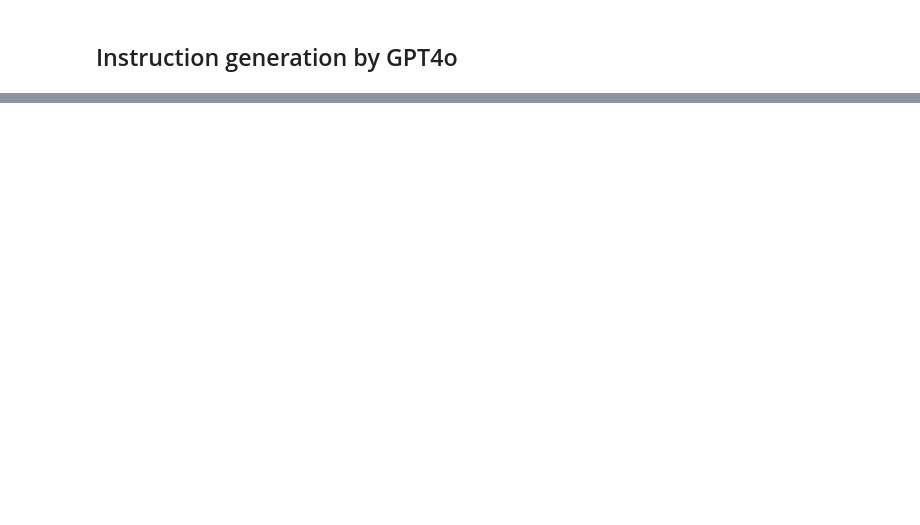
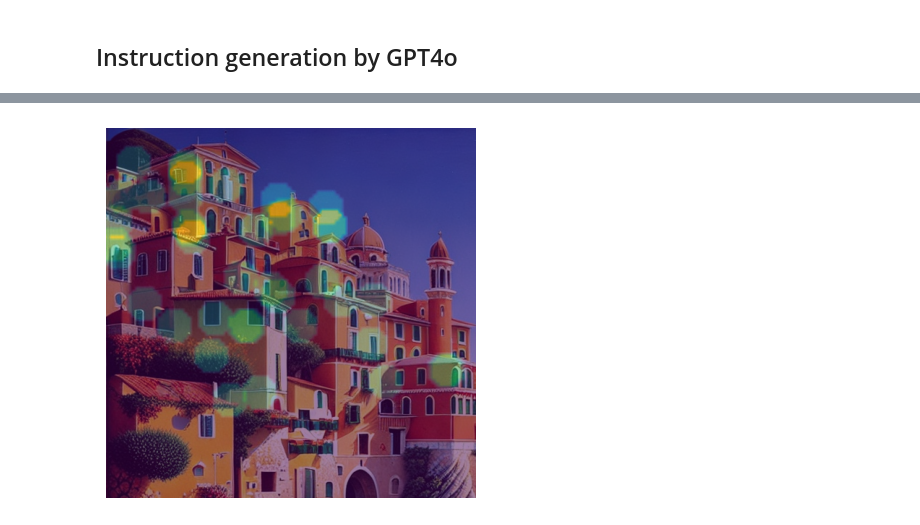
Before and after one commit to haoxian-chen/Preference-Tuning-rich-feedback, a Jupyter notebook: instruction_generation/OpenAI.ipynb, the cells around one changed output, grey strips where cells are left out. Cells and saved outputs as stored; diff of their text form; code cells hidden in the pictures; blank space fills up the shorter version.

```diff
--- a/instruction_generation/OpenAI.ipynb
+++ b/instruction_generation/OpenAI.ipynb
@@ -117,0 +156,32 @@ PermissionDeniedError: Error code: 403 - {'error': {'code': 'unsupported_country
+# %%
+import base64
+
+# Assuming orig_image and heatmap_array are already defined
+orig_image_array = np.array(orig_image)
+
+# Create the figure and axis
+fig, ax = plt.subplots()
+
+# Display the original image
+ax.imshow(orig_image_array, cmap='gray', alpha=1)  # Original image as the background
+
+# Overlay the heatmap
+heatmap = ax.imshow(heatmap_array, cmap='viridis', alpha=0.5)  # Adjust alpha for transparency
+
+# Turn off the axis for better visualization
+ax.axis('off')  # Use `ax.axis` instead of `plt.axis` for clarity when using `subplots`
+plt.show()
+
+# Save the combined image to a binary buffer
+buffer = io.BytesIO()
+fig.savefig(buffer, format='JPEG', bbox_inches='tight')  # Save the figure, not `plt`
+buffer.seek(0)  # Rewind the buffer to the beginning
+
+# Convert to binary data
+base64_combined_image = base64.b64encode(buffer.getvalue()).decode('utf-8')
+
+# Close the buffer and figure
+buffer.close()
+plt.close(fig)  # Close the figure explicitly
+# %% [output]
+[figure, added]
```
Also changed, not shown: parts of 19 cells of this notebook, 2 other files.
